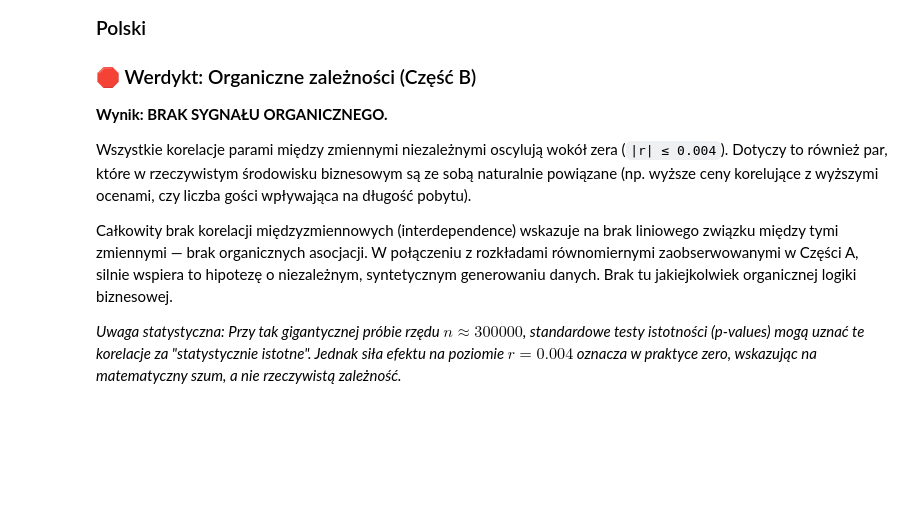
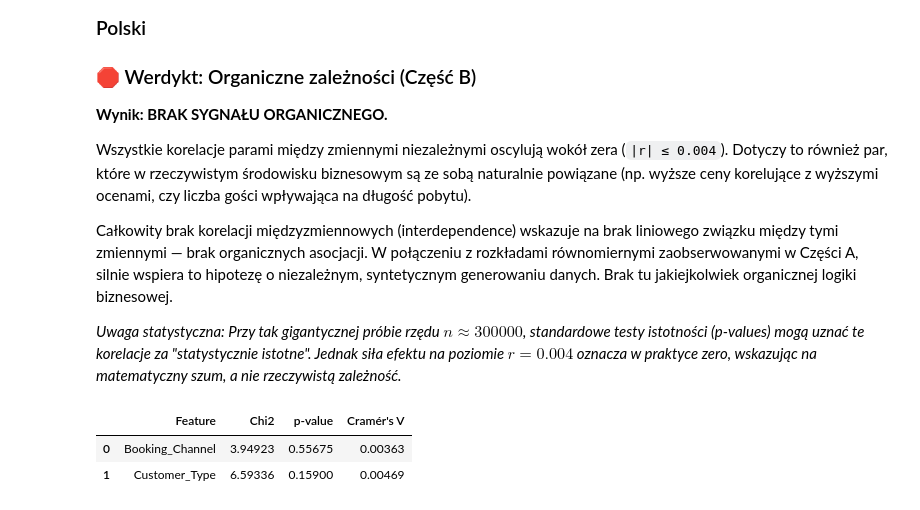
Before and after one commit to maksymzg/hotel-revenue-analytics, a Jupyter notebook: notebooks/02_signal_assessment.ipynb, the cells around one changed output. Saved outputs shown, nothing was run; the diff lists cells and outputs as text; code cells hidden in the pictures; blank space fills up the shorter version.

Commit message:
feat: add chi-square independence tests (cancellations independent of channel/segment)

```diff
--- a/notebooks/02_signal_assessment.ipynb
+++ b/notebooks/02_signal_assessment.ipynb
@@ -300,3 +302,43 @@ Wszystkie korelacje parami między zmiennymi niezależnymi oscylują wokół zer
 Całkowity brak korelacji międzyzmiennowych (interdependence) wskazuje na brak liniowego związku między tymi zmiennymi — brak organicznych asocjacji. W połączeniu z rozkładami równomiernymi zaobserwowanymi w Części A, silnie wspiera to hipotezę o niezależnym, syntetycznym generowaniu danych. Brak tu jakiejkolwiek organicznej logiki biznesowej.
 
 *Uwaga statystyczna: Przy tak gigantycznej próbie rzędu $n \approx 300 000$, standardowe testy istotności (p-values) mogą uznać te korelacje za "statystycznie istotne". Jednak siła efektu na poziomie $r = 0.004$ oznacza w praktyce zero, wskazując na matematyczny szum, a nie rzeczywistą zależność.*
+# %%
+def perform_chi2_audit(df, feature_col):
+    """
+    Test χ² niezależności między zmienną feature_col a statusem anulacji.
+    Zwraca słownik z wynikami statystyki chi2, p-value oraz Cramér's V.
+    """
+    is_cancelled = df['Occupancy_Status'] == 'Cancelled'
+    contingency = pd.crosstab(df[feature_col], is_cancelled)
+
+    chi2, p, _, _ = chi2_contingency(contingency)
+
+    n = contingency.sum().sum()
+    min_dim = min(contingency.shape) - 1
+
+    cramers_v = np.sqrt(chi2 / (n * min_dim)) if min_dim > 0 else 0.0
+
+    return {
+        'Feature': feature_col,
+        'Chi2': chi2,
+        'p-value': p,
+        "Cramér's V": cramers_v
+    }
+
+features_to_test = ['Booking_Channel', 'Customer_Type']
+results = [perform_chi2_audit(df, col) for col in features_to_test]
+summary_df = pd.DataFrame(results)
+
+# Ograniczamy efekt wizualny tylko do tej tabeli,
+# dodatkowo dobierając precyzję do metryki
+styled_df = summary_df.style.format({
+    'Chi2': '{:.2f}',
+    'p-value': '{:.5f}',
+    "Cramér's V": '{:.5f}'
+})
+
+display(styled_df)
+# %% [output]
+|  | Feature | Chi2 | p-value | Cramér's V |
+| 0 | Booking_Channel | 3.94923 | 0.55675 | 0.00363 |
+| 1 | Customer_Type | 6.59336 | 0.15900 | 0.00469 |
```
Also changed, not shown: parts of 4 cells of this notebook, 1 other file.
